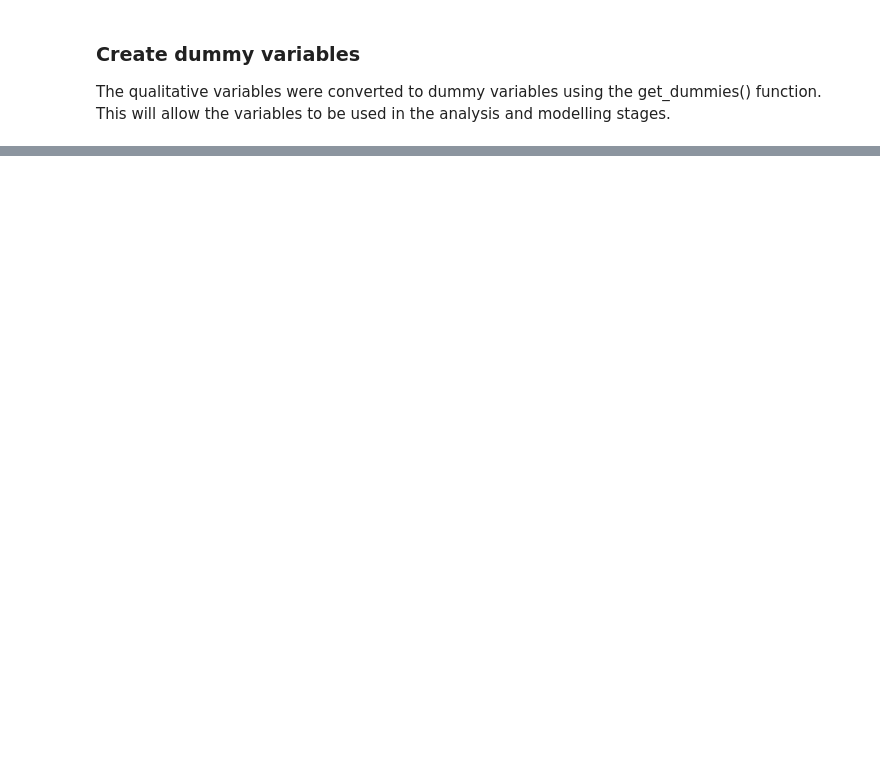
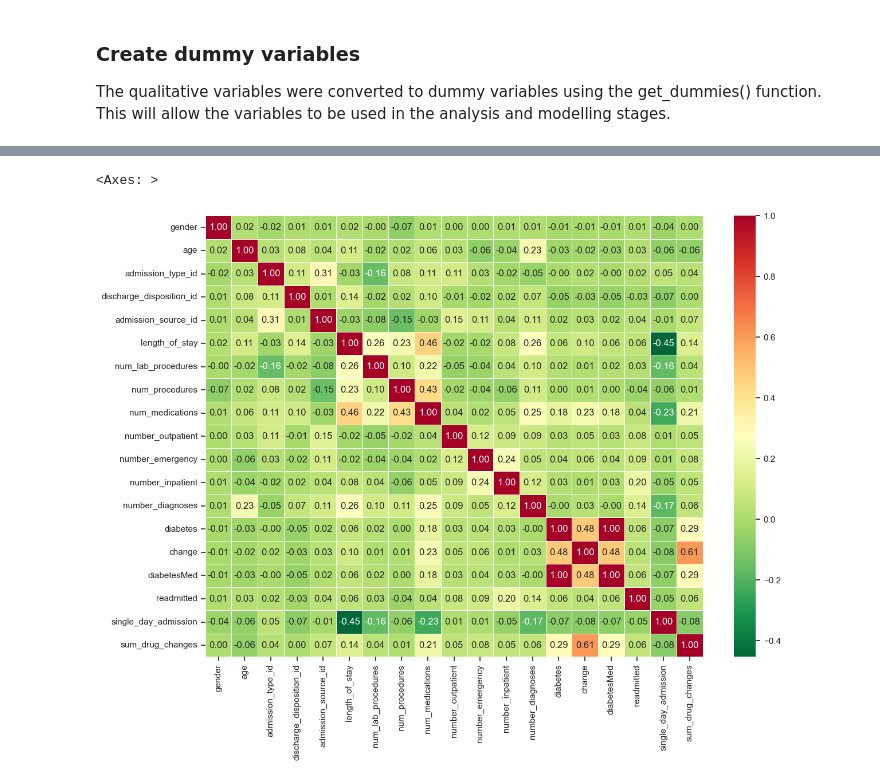
Before and after one commit to johnmarquess/IFN509, a Jupyter notebook: Assignment1_submission/assigment1_analysis.ipynb, the cells around one changed output, grey strips where cells are left out. Cells and saved outputs as stored; diff of their text form; code cells hidden in the pictures; blank space fills up the shorter version.

```diff
--- a/Assignment1_submission/assigment1_analysis.ipynb
+++ b/Assignment1_submission/assigment1_analysis.ipynb
@@ -1525,0 +1480,11 @@ d1
+# %%
+# select non-object columns
+correlation_vars = d1[d1.select_dtypes(exclude='object').columns]
+# %%
+correlation_matrix = correlation_vars.corr()
+# %%
+plt.figure(figsize=(14, 10))
+sns.heatmap(correlation_matrix, annot=True, fmt=".2f", cmap='RdYlGn_r', linewidths=0.5)
+# %% [output]
+<Axes: >
+[figure, added]
```
Also changed, not shown: parts of 18 cells of this notebook, 1 other file.
